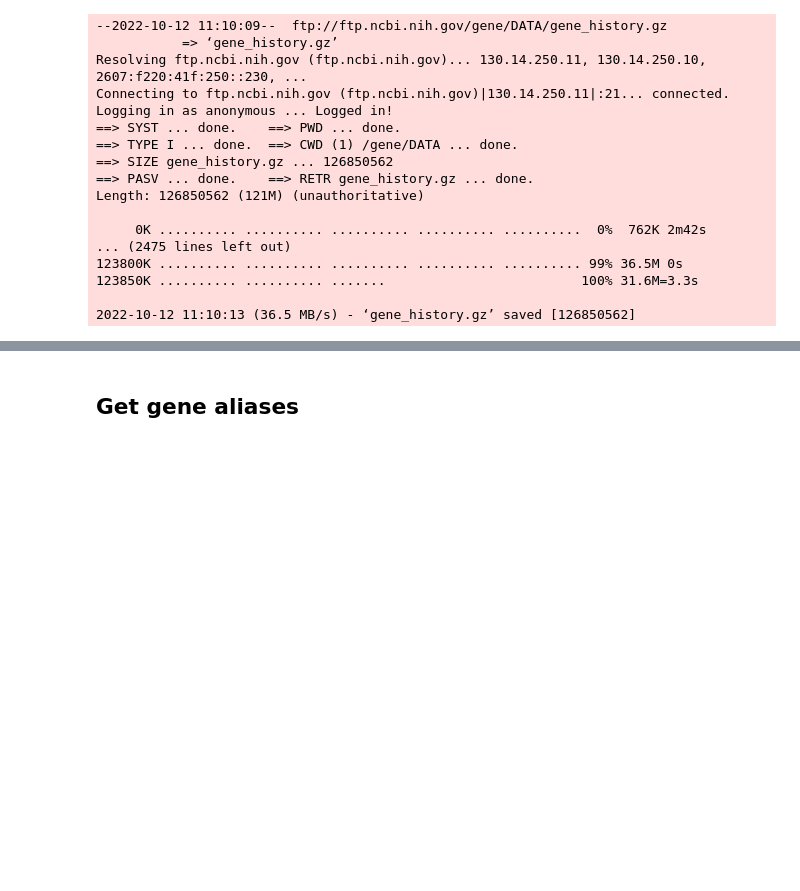
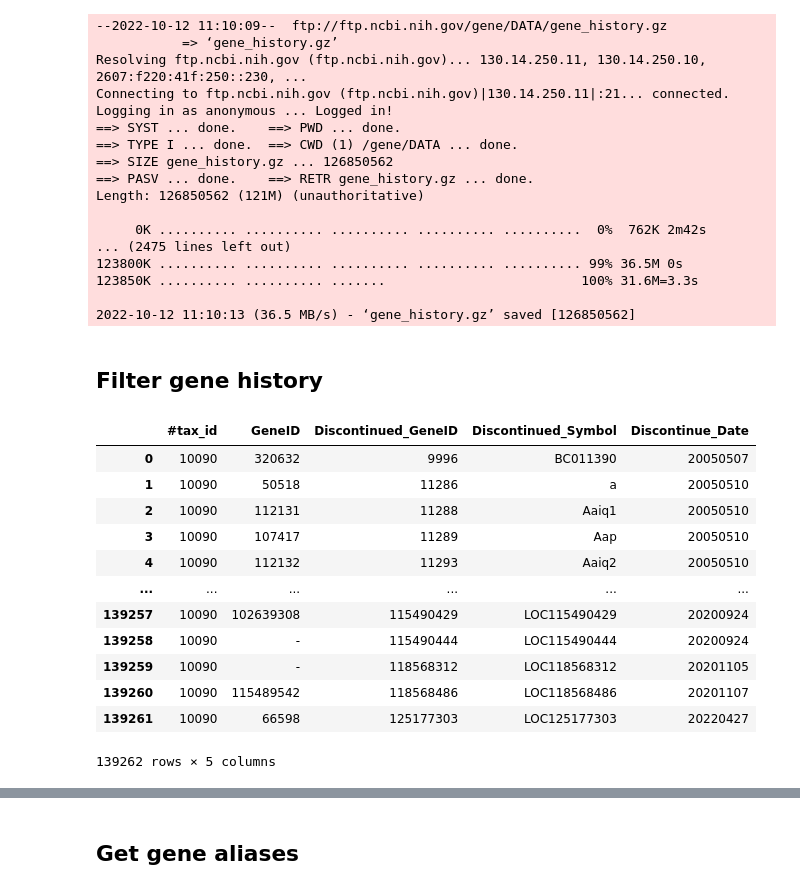
Before and after one commit to ben-heil/mousiplier-backend, a Jupyter notebook: data/process_raw_data.ipynb, the cells around one changed output, grey strips where cells are left out. Saved outputs shown, nothing was run; the diff lists cells and outputs as text; code cells hidden in the pictures; blank space fills up the shorter version.

```diff
--- a/data/process_raw_data.ipynb
+++ b/data/process_raw_data.ipynb
@@ -263,3 +264,22 @@ Length: 126850562 (121M) (unauthoritative)
 123850K .......... .......... .......                         100% 31.6M=3.3s
 
 2022-10-12 11:10:13 (36.5 MB/s) - ‘gene_history.gz’ saved [126850562]
+# %% [markdown]
+## Filter gene history
+# %%
+history_df = pd.read_csv('gene_history_10090', sep='\t')
+history_df
+# %% [output]
+|  | #tax_id | GeneID | Discontinued_GeneID | Discontinued_Symbol | Discontinue_Date |
+| 0 | 10090 | 320632 | 9996 | BC011390 | 20050507 |
+| 1 | 10090 | 50518 | 11286 | a | 20050510 |
+| 2 | 10090 | 112131 | 11288 | Aaiq1 | 20050510 |
+| 3 | 10090 | 107417 | 11289 | Aap | 20050510 |
+| 4 | 10090 | 112132 | 11293 | Aaiq2 | 20050510 |
+| ... | ... | ... | ... | ... | ... |
+| 139257 | 10090 | 102639308 | 115490429 | LOC115490429 | 20200924 |
+| 139258 | 10090 | - | 115490444 | LOC115490444 | 20200924 |
+| 139259 | 10090 | - | 118568312 | LOC118568312 | 20201105 |
+| 139260 | 10090 | 115489542 | 118568486 | LOC118568486 | 20201107 |
+| 139261 | 10090 | 66598 | 125177303 | LOC125177303 | 20220427 |
+139262 rows × 5 columns
```
Also changed, not shown: parts of 10 cells of this notebook.
